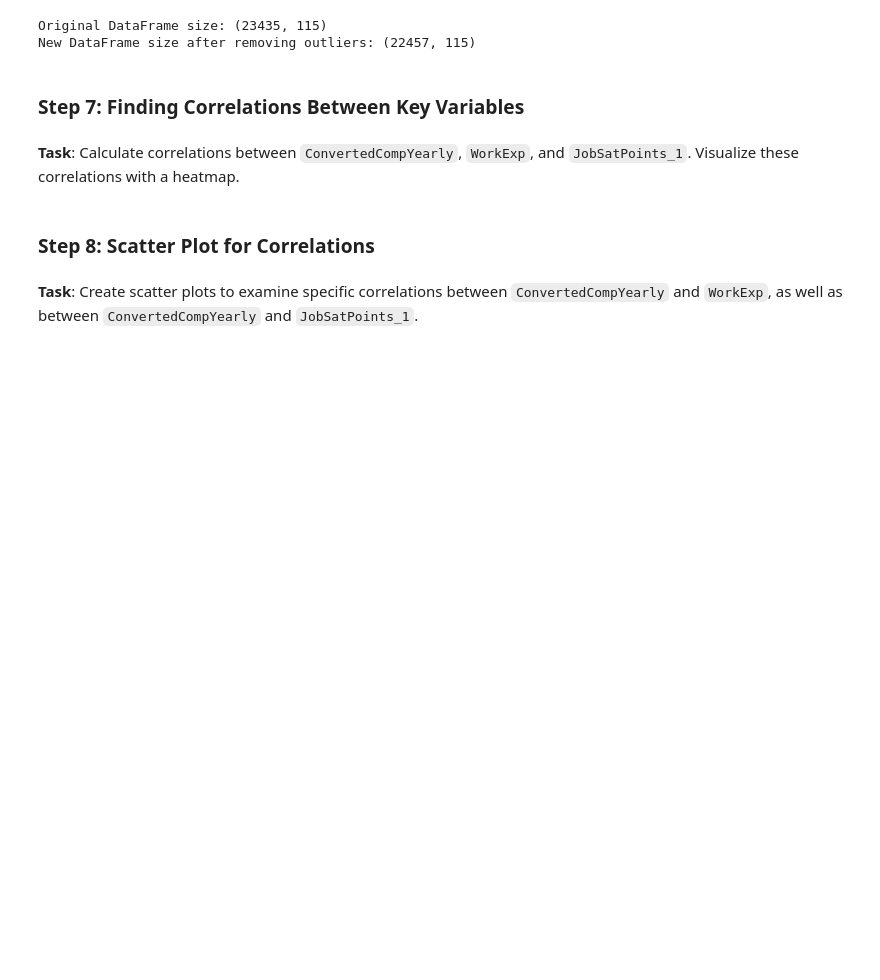
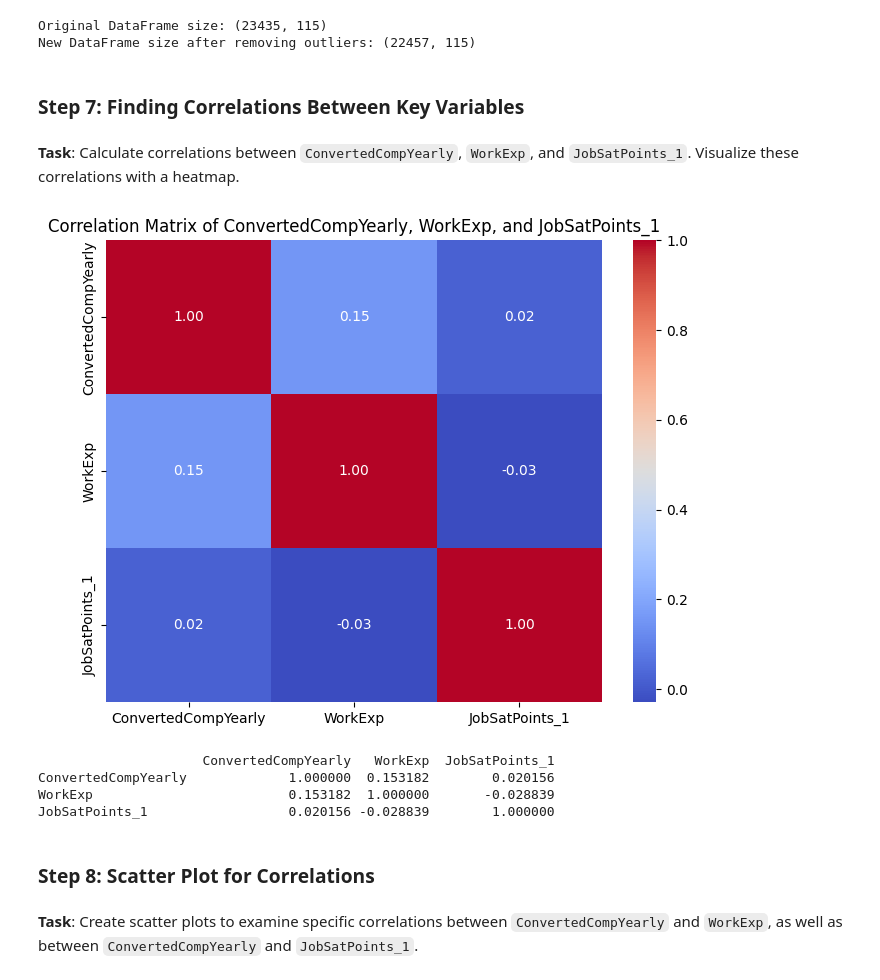
Before and after one commit to jahiduljinat/IBM-capstone-project, a Jupyter notebook: Lab 13 Finding Correlation.ipynb, the cells around one changed output. Saved outputs shown, nothing was run; the diff lists cells and outputs as text; code cells hidden in the pictures; blank space fills up the shorter version.

```diff
--- a/Lab 13 Finding Correlation.ipynb
+++ b/Lab 13 Finding Correlation.ipynb
@@ -233,3 +231,26 @@ New DataFrame size after removing outliers: (22457, 115)
+# %%
+# Select the columns for correlation analysis
+correlation_cols = ['ConvertedCompYearly', 'WorkExp', 'JobSatPoints_1']
+
+# Drop rows with NaN values in selected columns to avoid errors in correlation calculation
+df_corr = df[correlation_cols].dropna()
+
+# Calculate the correlation matrix
+correlation_matrix = df_corr.corr()
+
+# Visualize the correlation matrix using a heatmap
+plt.figure(figsize=(8, 6))
+sns.heatmap(correlation_matrix, annot=True, cmap='coolwarm', fmt=".2f")
+plt.title('Correlation Matrix of ConvertedCompYearly, WorkExp, and JobSatPoints_1')
+plt.show()
+
+print(correlation_matrix)
+# %% [output]
+[figure, added]
+                     ConvertedCompYearly   WorkExp  JobSatPoints_1
+ConvertedCompYearly             1.000000  0.153182        0.020156
+WorkExp                         0.153182  1.000000       -0.028839
+JobSatPoints_1                  0.020156 -0.028839        1.000000
 # %% [markdown]
 <h3>Step 8: Scatter Plot for Correlations</h3>
 # %% [markdown]
```
Also changed, not shown: parts of 3 cells of this notebook.
